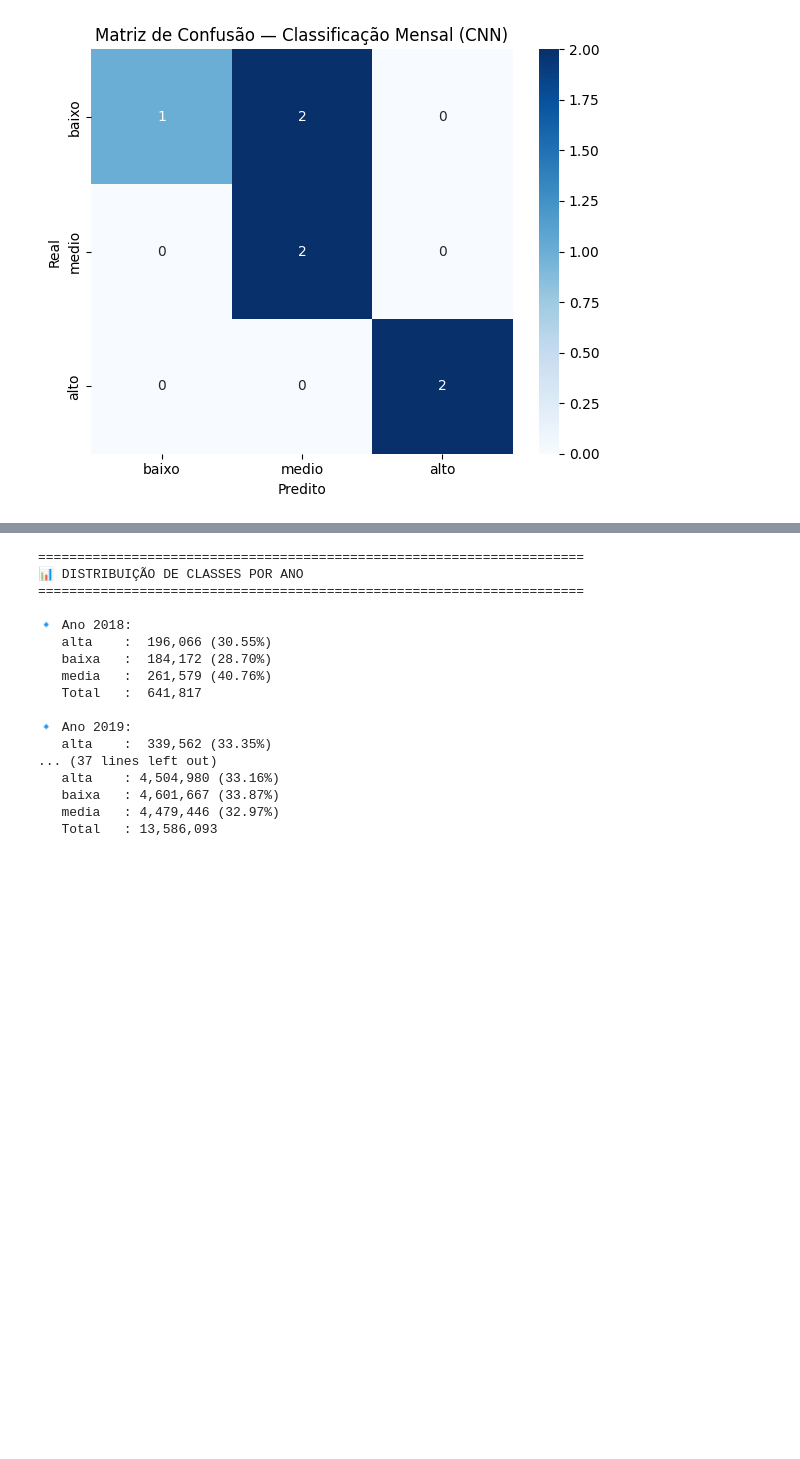
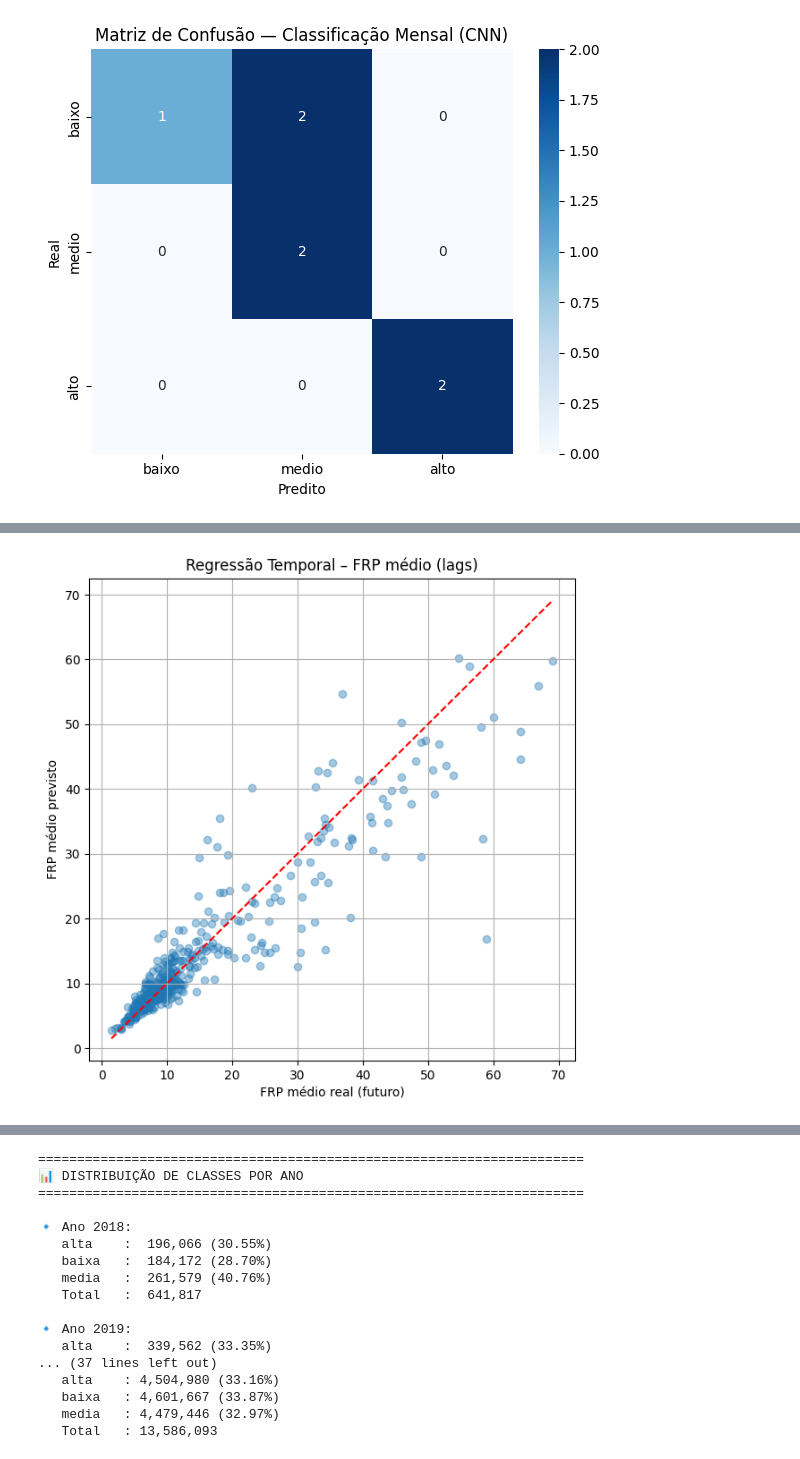
Before and after one commit to joaomarcosmb/queimadas, a Jupyter notebook: notebooks/1.0.0-eda-e-tratamento.ipynb, the cells around one changed output, grey strips where cells are left out. Drawn from its saved outputs; the diff is of its cells as text; code cells hidden in the pictures; blank space fills up the shorter version.

```diff
--- a/notebooks/1.0.0-eda-e-tratamento.ipynb
+++ b/notebooks/1.0.0-eda-e-tratamento.ipynb
@@ -1729,0 +2842,98 @@ plt.show()
+# %%
+# RandomForestRegressor com features temporais (lags sobre frp_medio)
+# Requer df_temporal_clean já criado na seção de lags
+from sklearn.exceptions import NotFittedError
+from sklearn.metrics import mean_absolute_error, mean_squared_error, r2_score
+
+if 'df_temporal_clean' not in locals():
+    raise RuntimeError("df_temporal_clean não encontrado. Rode primeiro a célula que cria as lag features.")
+
+df_temporal_clean = df_temporal_clean.sort_values(
+    ['estado', 'ano','mes']
+).reset_index(drop=True)
+
+cols_num_temporal_reg = [
+    'frp_max', 'num_queimadas', 'risco_fogo_medio',
+    'precipitacao_media', 'dias_sem_chuva_medio',
+    'frp_lag_1', 'frp_lag_2', 'frp_lag_3', 'frp_lag_6',
+    'num_queimadas_lag_1', 'num_queimadas_lag_2', 'num_queimadas_lag_3', 'num_queimadas_lag_6',
+    'frp_rolling_3', 'frp_rolling_6', 'frp_tendencia'
+]
+cols_cat_temporal_reg = ['estado', 'bioma', 'satelite', 'periodo_climatico', 'estacao_ano', 'mes']
+
+X_temp_reg = df_temporal_clean[cols_num_temporal_reg + cols_cat_temporal_reg]
+y_temp_reg = df_temporal_clean['frp_medio']
+# Split temporal sem randomizar
+# Calcular cutoff DEPOIS de preparar X e y
+cutoff = int(len(X_temp_reg) * 0.8)
+
+X_train_tr = X_temp_reg.iloc[:cutoff].reset_index(drop=True)
+X_test_tr  = X_temp_reg.iloc[cutoff:].reset_index(drop=True)
+
+y_train_tr = y_temp_reg.iloc[:cutoff].reset_index(drop=True)
+y_test_tr  = y_temp_reg.iloc[cutoff:].reset_index(drop=True)
+
+print(f"Treino: {len(X_train_tr)} amostras")
+print(f"Teste : {len(X_test_tr)} amostras")
+print(f"Verificação: y_train tem {len(y_train_tr)}, y_test tem {len(y_test_tr)}")
+
+preproc_temp_reg = ColumnTransformer(
+    transformers=[
+        ("num", "passthrough", cols_num_temporal_reg),
+        ("cat", OneHotEncoder(handle_unknown="ignore", sparse_output=False, max_categories=50), cols_cat_temporal_reg),
+    ]
+)
+
+rf_temp_reg = RandomForestRegressor(
+    n_estimators=200,
+    max_depth=18,
+    min_samples_leaf=4,
+    n_jobs=1,
+    random_state=42,
+    verbose=0,
+)
+
+model_temp_reg = Pipeline([
+    ("pre", preproc_temp_reg),
+    ("clf", rf_temp_reg),
+])
+
+print("Treinando RandomForestRegressor com lags (frp_medio)...")
+model_temp_reg.fit(X_train_tr, y_train_tr)
+
+pred_tr = model_temp_reg.predict(X_test_tr)
+mae_tr = mean_absolute_error(y_test_tr, pred_tr)
+rmse_tr = mean_squared_error(y_test_tr, pred_tr)
+r2_tr = r2_score(y_test_tr, pred_tr)
+
+print("\nMétricas (RF Regressor com lags):")
+print(f"  MAE : {mae_tr:,.3f}")
+print(f"  RMSE: {rmse_tr:,.3f}")
+print(f"  R²  : {r2_tr:,.3f}")
+
+feature_names_tr = model_temp_reg.named_steps['pre'].get_feature_names_out(X_train_tr.columns)
+importances_tr = model_temp_reg.named_steps['clf'].feature_importances_
+
+feat_imp_tr = (
+    pd.DataFrame({"feature": feature_names_tr, "importance": importances_tr})
+    .sort_values("importance", ascending=False)
+)
+
+print("\nTop 12 features (RF Regressor com lags):")
+for i, row in feat_imp_tr.head(12).iterrows():
+    print(f"  {i+1:2d}. {row['feature']:<40s} {row['importance']:.4f}")
+
+#Gráficos pra ver como q ficou a questão do erro
+plt.figure(figsize=(7, 7))
+plt.scatter(y_test_tr, pred_tr, alpha=0.4)
+plt.plot(
+    [y_test_tr.min(), y_test_tr.max()],
+    [y_test_tr.min(), y_test_tr.max()],
+    'r--'
+)
+plt.xlabel("FRP médio real (futuro)")
+plt.ylabel("FRP médio previsto")
+plt.title("Regressão Temporal – FRP médio (lags)")
+plt.grid(True)
+plt.show()
+# %% [output]
@@ -1729,0 +2957 @@ plt.show()
+[figure, added]
```
Also changed, not shown: parts of 24 cells of this notebook.
